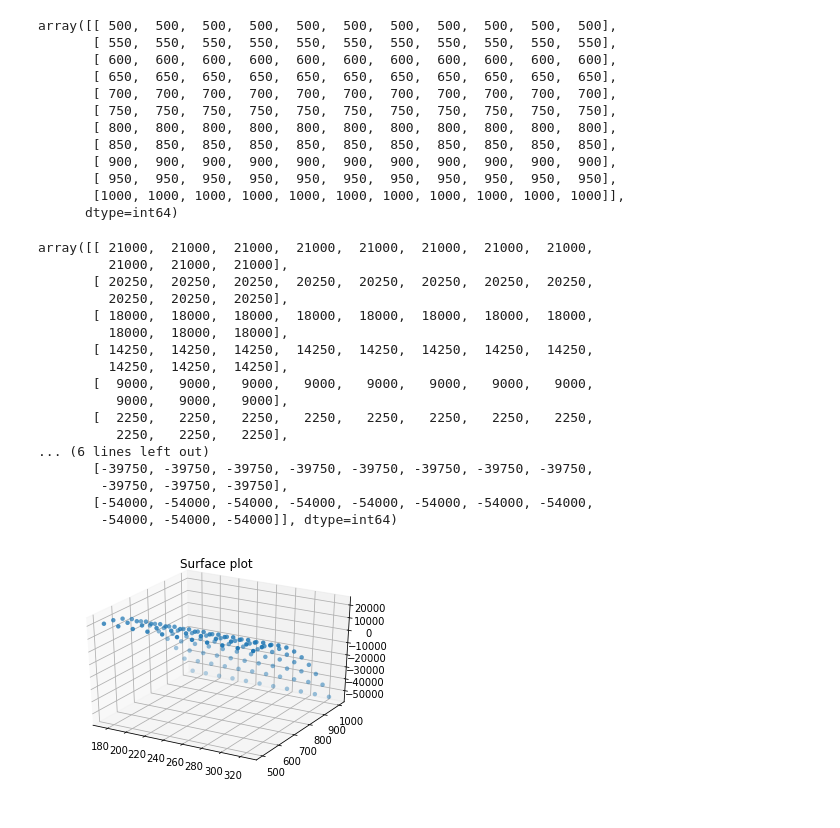
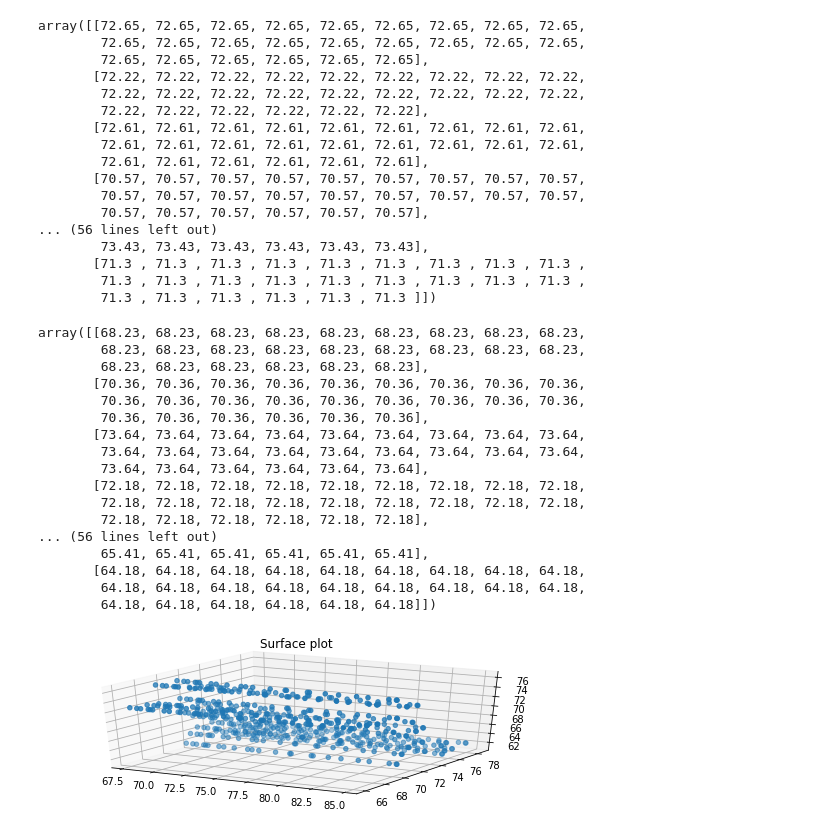
Before and after one commit to mahluwal/PY_DSML_LibrariesFun, a Jupyter notebook: surfaceplot.ipynb, the cells around one changed output. Saved outputs shown, nothing was run; the diff lists cells and outputs as text; code cells hidden in the pictures.

```diff
--- a/surfaceplot.ipynb
+++ b/surfaceplot.ipynb
@@ -14,3 +10,8 @@ FileNotFoundError: [Errno 2] No such file or directory: 'surfaceplot.xlsx'
+# %%
+df = pd.read_excel("https://raw.githubusercontent.com/mahluwal/Data1/main/load.xlsx")
+# %%
+cols = ["id","c1","c2","c3","c4","c5","c6","c7","c8","c9","c10","c11","c12",]
+df.columns=cols
 # %%
 df
 # %% [output]
@@ -29,7 +35,7 @@ df
 # %%
-y = df["Operating hour"]
-x = df["Operating cost"]
-z = df["Profit"]
+y = df["c1"]
+x = df["c2"]
+z = df["c3"]
 # %%
 fig = plt.figure()
 ax = plt.axes(projection='3d')
@@ -60,47 +71,52 @@ array([[175, 190, 205, 220, 235, 250, 265, 280, 295, 310, 325],
 # %%
 y
 # %% [output]
-array([[ 500,  500,  500,  500,  500,  500,  500,  500,  500,  500,  500],
-       [ 550,  550,  550,  550,  550,  550,  550,  550,  550,  550,  550],
-       [ 600,  600,  600,  600,  600,  600,  600,  600,  600,  600,  600],
-       [ 650,  650,  650,  650,  650,  650,  650,  650,  650,  650,  650],
-       [ 700,  700,  700,  700,  700,  700,  700,  700,  700,  700,  700],
-       [ 750,  750,  750,  750,  750,  750,  750,  750,  750,  750,  750],
-       [ 800,  800,  800,  800,  800,  800,  800,  800,  800,  800,  800],
-       [ 850,  850,  850,  850,  850,  850,  850,  850,  850,  850,  850],
-       [ 900,  900,  900,  900,  900,  900,  900,  900,  900,  900,  900],
-       [ 950,  950,  950,  950,  950,  950,  950,  950,  950,  950,  950],
-       [1000, 1000, 1000, 1000, 1000, 1000, 1000, 1000, 1000, 1000, 1000]],
-      dtype=int64)
+array([[72.65, 72.65, 72.65, 72.65, 72.65, 72.65, 72.65, 72.65, 72.65,
+        72.65, 72.65, 72.65, 72.65, 72.65, 72.65, 72.65, 72.65, 72.65,
+        72.65, 72.65, 72.65, 72.65, 72.65, 72.65],
+       [72.22, 72.22, 72.22, 72.22, 72.22, 72.22, 72.22, 72.22, 72.22,
+        72.22, 72.22, 72.22, 72.22, 72.22, 72.22, 72.22, 72.22, 72.22,
+        72.22, 72.22, 72.22, 72.22, 72.22, 72.22],
+       [72.61, 72.61, 72.61, 72.61, 72.61, 72.61, 72.61, 72.61, 72.61,
+        72.61, 72.61, 72.61, 72.61, 72.61, 72.61, 72.61, 72.61, 72.61,
+        72.61, 72.61, 72.61, 72.61, 72.61, 72.61],
+       [70.57, 70.57, 70.57, 70.57, 70.57, 70.57, 70.57, 70.57, 70.57,
+        70.57, 70.57, 70.57, 70.57, 70.57, 70.57, 70.57, 70.57, 70.57,
+        70.57, 70.57, 70.57, 70.57, 70.57, 70.57],
+... (56 lines left out)
+        73.43, 73.43, 73.43, 73.43, 73.43, 73.43],
+       [71.3 , 71.3 , 71.3 , 71.3 , 71.3 , 71.3 , 71.3 , 71.3 , 71.3 ,
+        71.3 , 71.3 , 71.3 , 71.3 , 71.3 , 71.3 , 71.3 , 71.3 , 71.3 ,
+        71.3 , 71.3 , 71.3 , 71.3 , 71.3 , 71.3 ]])
 # %%
 z1
 # %% [output]
-array([[ 21000,  21000,  21000,  21000,  21000,  21000,  21000,  21000,
-         21000,  21000,  21000],
-       [ 20250,  20250,  20250,  20250,  20250,  20250,  20250,  20250,
-         20250,  20250,  20250],
-       [ 18000,  18000,  18000,  18000,  18000,  18000,  18000,  18000,
-         18000,  18000,  18000],
-       [ 14250,  14250,  14250,  14250,  14250,  14250,  14250,  14250,
-         14250,  14250,  14250],
-       [  9000,   9000,   9000,   9000,   9000,   9000,   9000,   9000,
-          9000,   9000,   9000],
-       [  2250,   2250,   2250,   2250,   2250,   2250,   2250,   2250,
-          2250,   2250,   2250],
-... (6 lines left out)
-       [-39750, -39750, -39750, -39750, -39750, -39750, -39750, -39750,
-        -39750, -39750, -39750],
-       [-54000, -54000, -54000, -54000, -54000, -54000, -54000, -54000,
-        -54000, -54000, -54000]], dtype=int64)
+array([[68.23, 68.23, 68.23, 68.23, 68.23, 68.23, 68.23, 68.23, 68.23,
+        68.23, 68.23, 68.23, 68.23, 68.23, 68.23, 68.23, 68.23, 68.23,
+        68.23, 68.23, 68.23, 68.23, 68.23, 68.23],
+       [70.36, 70.36, 70.36, 70.36, 70.36, 70.36, 70.36, 70.36, 70.36,
+        70.36, 70.36, 70.36, 70.36, 70.36, 70.36, 70.36, 70.36, 70.36,
+        70.36, 70.36, 70.36, 70.36, 70.36, 70.36],
+       [73.64, 73.64, 73.64, 73.64, 73.64, 73.64, 73.64, 73.64, 73.64,
+        73.64, 73.64, 73.64, 73.64, 73.64, 73.64, 73.64, 73.64, 73.64,
+        73.64, 73.64, 73.64, 73.64, 73.64, 73.64],
+       [72.18, 72.18, 72.18, 72.18, 72.18, 72.18, 72.18, 72.18, 72.18,
+        72.18, 72.18, 72.18, 72.18, 72.18, 72.18, 72.18, 72.18, 72.18,
+        72.18, 72.18, 72.18, 72.18, 72.18, 72.18],
+... (56 lines left out)
+        65.41, 65.41, 65.41, 65.41, 65.41, 65.41],
+       [64.18, 64.18, 64.18, 64.18, 64.18, 64.18, 64.18, 64.18, 64.18,
+        64.18, 64.18, 64.18, 64.18, 64.18, 64.18, 64.18, 64.18, 64.18,
+        64.18, 64.18, 64.18, 64.18, 64.18, 64.18]])
 # %%
-fig = plt.figure()
+fig=plt.figure(figsize=(9, 3))
 ax = plt.axes(projection='3d')
 
-ax.scatter(x, y, z1,cmap='viridis', edgecolor='none')
+ax.scatter(x, y, z1,cmap=None, edgecolors=None)
 ax.set_title('Surface plot')
 plt.show()
 # %% [output]
-[figure, old version]
+[figure, new version]
 # %%
 fig = plt.figure()
 ax = fig.add_subplot(111, projection='3d')
```
Also changed, not shown: parts of 6 cells of this notebook.
